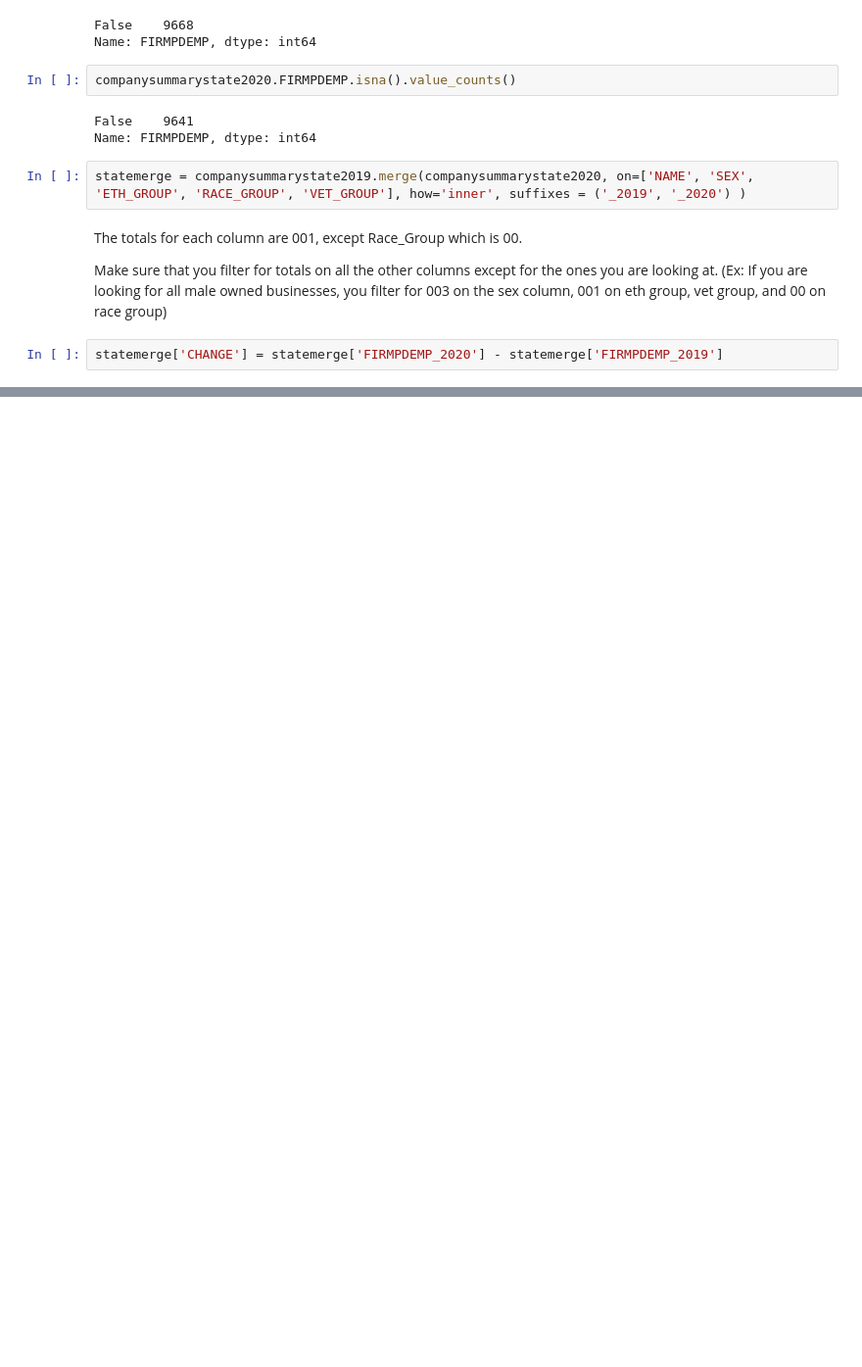
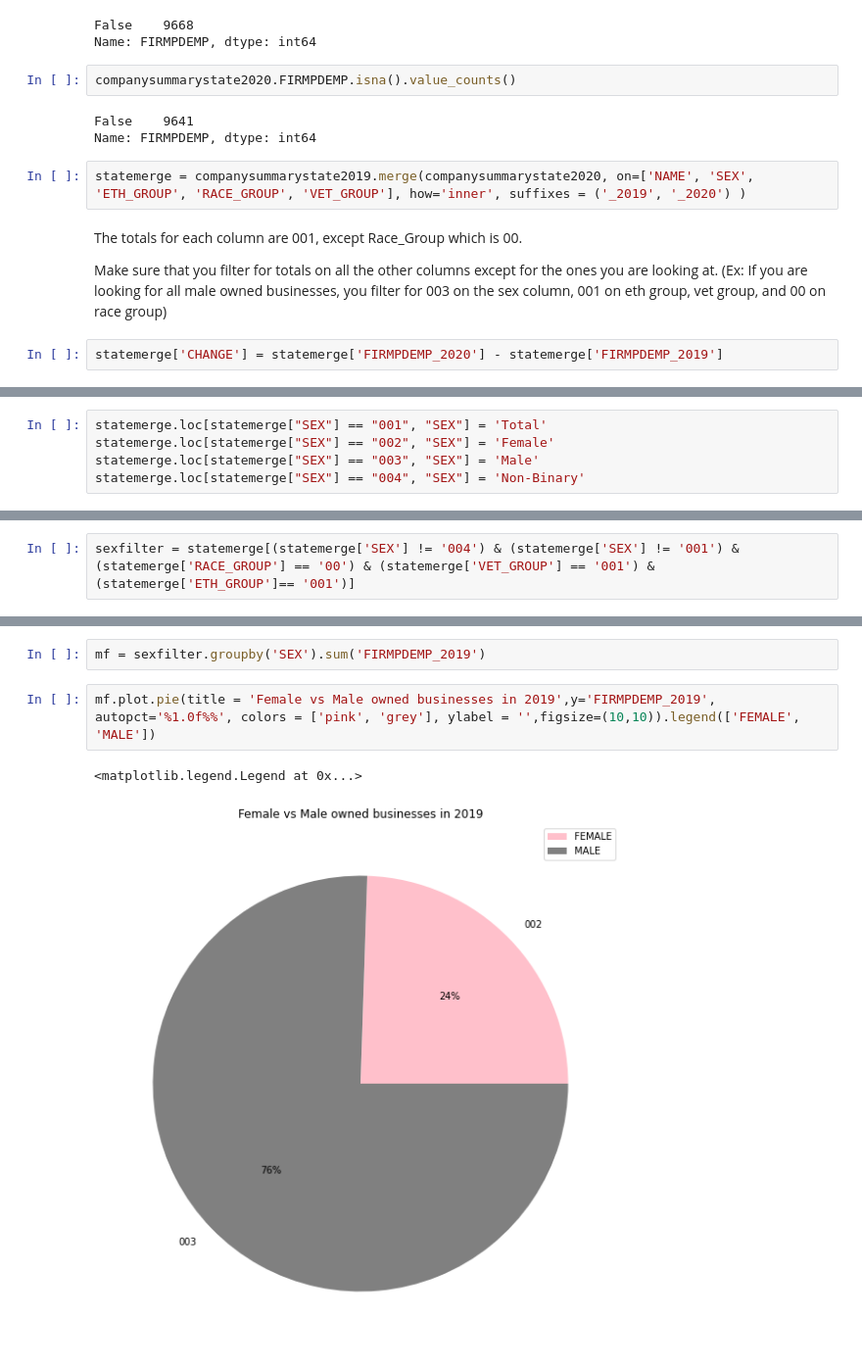
Before and after one commit to ColeBallard/census-api-data-abs, a Jupyter notebook: ETL.ipynb, the cells around one changed output, grey strips where cells are left out. Shown at 98% size. Drawn from its saved outputs; the diff is of its cells as text; blank space fills up the shorter version.

```diff
--- a/ETL.ipynb
+++ b/ETL.ipynb
@@ -94,0 +55,5 @@ Text(0.5, 1.0, 'States That Gained the Most Black Owned Businesses Between 2019
+# %%
+statemerge.loc[statemerge["SEX"] == "001", "SEX"] = 'Total'
+statemerge.loc[statemerge["SEX"] == "002", "SEX"] = 'Female'
+statemerge.loc[statemerge["SEX"] == "003", "SEX"] = 'Male'
+statemerge.loc[statemerge["SEX"] == "004", "SEX"] = 'Non-Binary'
@@ -94,0 +116,2 @@ Text(0.5, 1.0, 'States That Gained the Most Black Owned Businesses Between 2019
+# %%
+sexfilter = statemerge[(statemerge['SEX'] != '004') & (statemerge['SEX'] != '001') & (statemerge['RACE_GROUP'] == '00') & (statemerge['VET_GROUP'] == '001') & (statemerge['ETH_GROUP']== '001')]
@@ -94,0 +134,7 @@ Text(0.5, 1.0, 'States That Gained the Most Black Owned Businesses Between 2019
+# %%
+mf = sexfilter.groupby('SEX').sum('FIRMPDEMP_2019')
+# %%
+mf.plot.pie(title = 'Female vs Male owned businesses in 2019',y='FIRMPDEMP_2019', autopct='%1.0f%%', colors = ['pink', 'grey'], ylabel = '',figsize=(10,10)).legend(['FEMALE', 'MALE'])
+# %% [output]
+<matplotlib.legend.Legend at 0x...>
+[figure, added]
```
Also changed, not shown: parts of 25 cells of this notebook.
